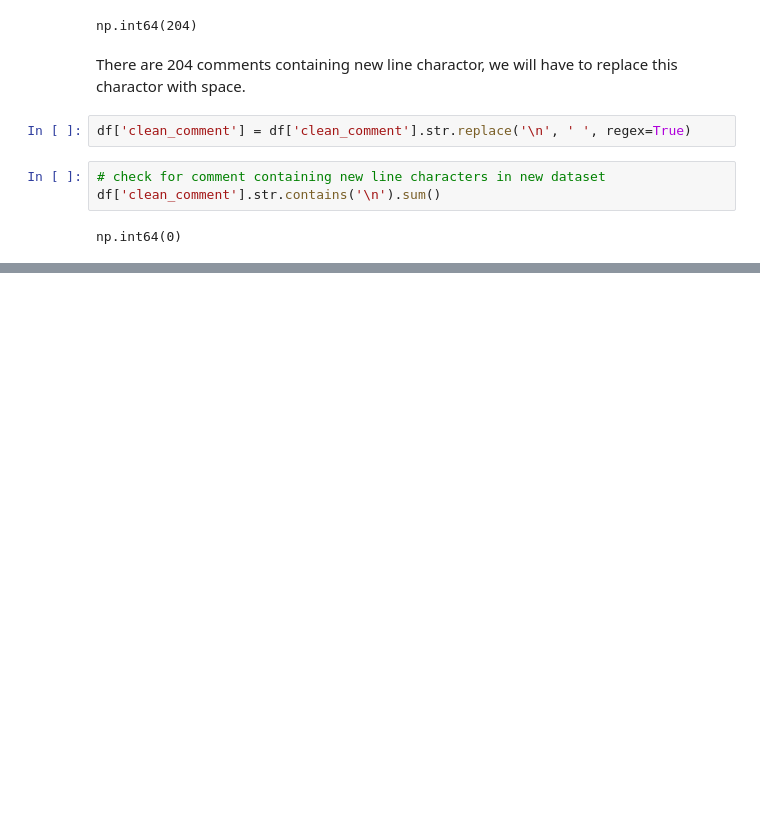
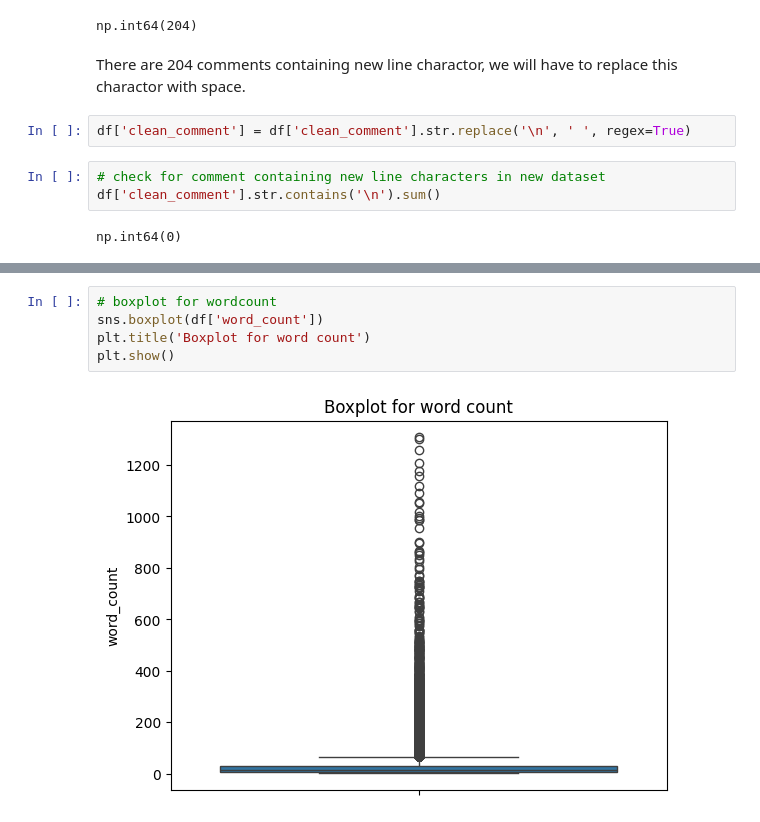
Before and after one commit to YashMasane/YouTube-Comment-Sentiment-Analysis, a Jupyter notebook: Notebooks/data_preprocessing.ipynb, the cells around one changed output, grey strips where cells are left out. Saved outputs shown, nothing was run; the diff lists cells and outputs as text; blank space fills up the shorter version.

```diff
--- a/Notebooks/data_preprocessing.ipynb
+++ b/Notebooks/data_preprocessing.ipynb
@@ -145,0 +232,7 @@ np.int64(0)
+# %%
+# boxplot for wordcount
+sns.boxplot(df['word_count'])
+plt.title('Boxplot for word count')
+plt.show()
+# %% [output]
+[figure, added]
```
Also changed, not shown: parts of 38 cells of this notebook.
